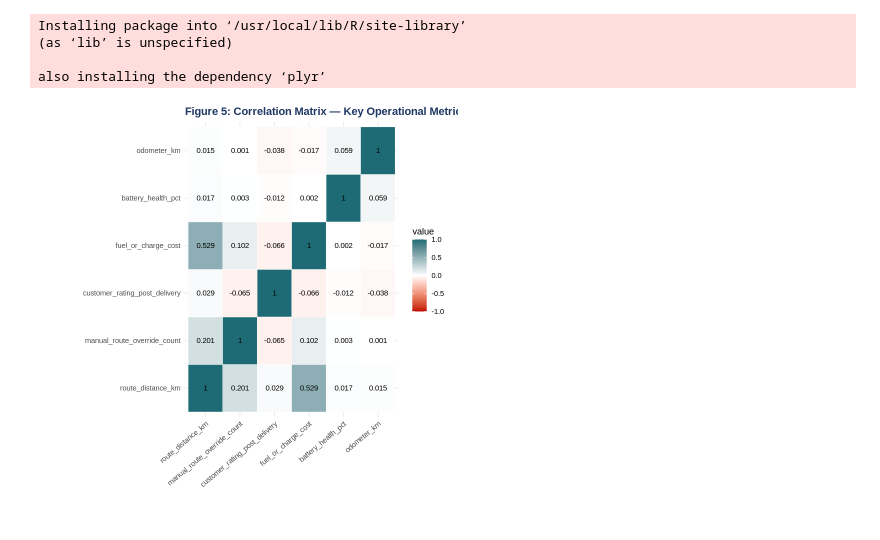
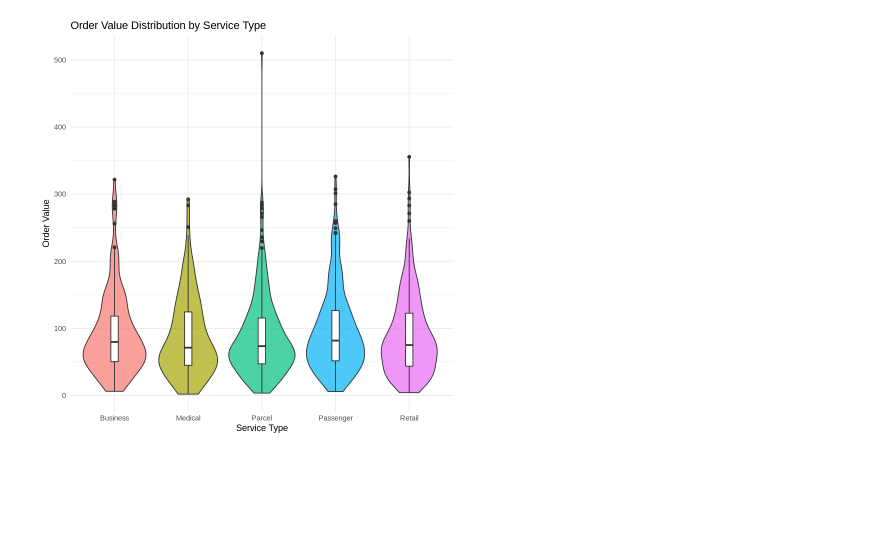
Before and after one commit to chithrakumardakshan-cloud/northstar-analytics, a Jupyter notebook: notebooks/02_r_analytics.ipynb, the cells around one changed output. Saved outputs shown, nothing was run; the diff lists cells and outputs as text; code cells hidden in the pictures; blank space fills up the shorter version.

```diff
--- a/notebooks/02_r_analytics.ipynb
+++ b/notebooks/02_r_analytics.ipynb
@@ -110,0 +111,19 @@ deliveries %>% summarise(
+# %%
+# STEP 6 — DATA CLEANING
+
+clean_zone <- function(x) {
+  str_to_title(trimws(x))
+}
+
+orders$pickup_zone <- clean_zone(orders$pickup_zone)
+orders$dropoff_zone <- clean_zone(orders$dropoff_zone)
+
+customers$home_zone <- clean_zone(customers$home_zone)
+
+drivers$base_zone <- clean_zone(drivers$base_zone)
+
+vehicles$assigned_zone <- clean_zone(vehicles$assigned_zone)
+
+app_events$zone_context <- clean_zone(app_events$zone_context)
+
+cat("Zone cleaning completed.")
@@ -170,24 +361,29 @@ ggplot(del_veh, aes(x=battery_health_pct, y=customer_rating_post_delivery)) +
-# %%
-install.packages('reshape2')
-library(reshape2)
-num_data <- del_veh %>%
- select(route_distance_km, manual_route_override_count,
-        customer_rating_post_delivery, fuel_or_charge_cost,
-        battery_health_pct, odometer_km) %>% na.omit()
-
-cor_mat  <- round(cor(num_data), 3)
-cor_melt <- melt(cor_mat)
-
-ggplot(cor_melt, aes(Var1, Var2, fill=value)) +
- geom_tile(colour='white') +
- geom_text(aes(label=value), size=3.2) +
- scale_fill_gradient2(low='#C00000',high='#1F6B75',mid='white',midpoint=0,limits=c(-1,1)) +
- labs(title='Figure 5: Correlation Matrix — Key Operational Metrics', x='', y='') +
- theme_minimal() + theme(axis.text.x=element_text(angle=40,hjust=1),
-       plot.title=element_text(face='bold',color='#1F3864'))
-# %% [output]
-Installing package into ‘/usr/local/lib/R/site-library’
-(as ‘lib’ is unspecified)
-
-also installing the dependency ‘plyr’
-[figure, removed]
+# %%
+# CHART 5 — ORDER VALUE BY SERVICE TYPE
+order_analysis <- orders
+
+ggplot(order_analysis,
+       aes(x = service_type,
+           y = order_value,
+           fill = service_type)) +
+
+  geom_violin(alpha = 0.7) +
+
+  geom_boxplot(
+    width = 0.1,
+    fill = "white"
+  ) +
+
+  labs(
+    title = "Order Value Distribution by Service Type",
+    x = "Service Type",
+    y = "Order Value"
+  ) +
+
+  theme_minimal() +
+
+  theme(
+    legend.position = "none"
+  )
+# %% [output]
+[figure, added]
```
Also changed, not shown: parts of 20 cells of this notebook.
